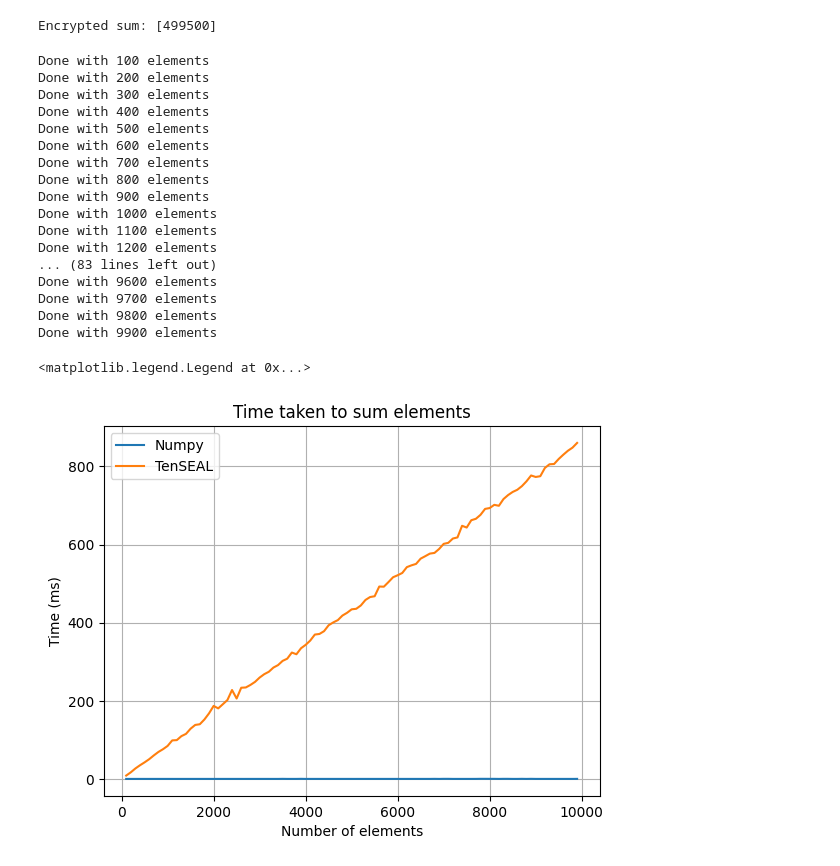
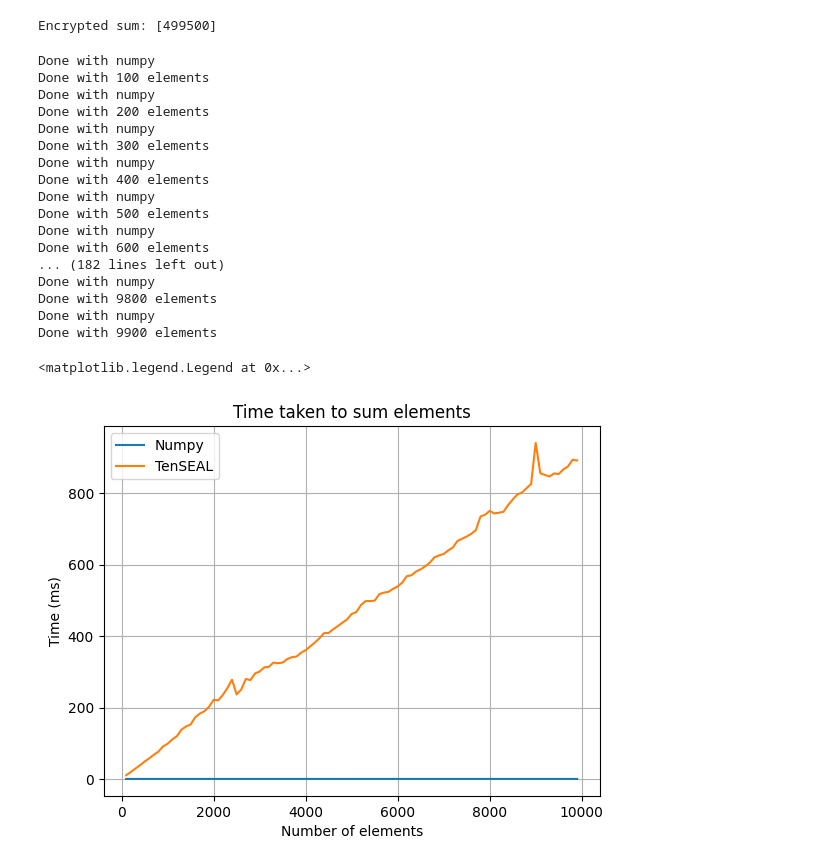
Before and after one commit to priyanshu2015/PPC-Techniques-Implementation, a Jupyter notebook: analytics.ipynb, the cells around one changed output. Drawn from its saved outputs; the diff is of its cells as text; code cells hidden in the pictures.

```diff
--- a/analytics.ipynb
+++ b/analytics.ipynb
@@ -238,53 +274,62 @@ STEPS = 100
 for i in range(100, NUMBER_OF_ELEMENTS, STEPS):
     vector = [1 for i in range(i)]
     arr = np.ones(i)
-    start = time.perf_counter_ns()
-    sum_vector = np.sum(arr)
-    stop = time.perf_counter_ns()
-    times_numpy.append((stop-start)/1e6)
 
-    start = time.perf_counter_ns()
+    times_temp = []
+    for j in range(100):
+        start = time.perf_counter_ns()
+        sum_vector = np.sum(arr)
+        stop = time.perf_counter_ns()
+        times_temp.append((stop-start)/1e6)
+    times_numpy.append(sum(times_temp)/len(times_temp))
 
-    decrypted_sum = calculate_encrypted_sum_multiple(vector)
-    stop = time.perf_counter_ns()
-    times_tenseal.append((stop-start)/1e6)
+    print(f"Done with numpy")
+
+    times_temp.clear()
+    for j in range(10):
+        start = time.perf_counter_ns()
+
+        decrypted_sum = calculate_encrypted_sum_multiple(vector)
+        stop = time.perf_counter_ns()
+        times_temp.append((stop-start)/1e6)
+    times_tenseal.append(sum(times_temp)/len(times_temp))
     print(f"Done with {i} elements")
 
 
 
 plt.figure()
 # enable the grid
 plt.grid(True)
 plt.xlabel("Number of elements")
 plt.ylabel("Time (ms)")
 plt.title("Time taken to sum elements")
 
 
 plt.plot(range(100, NUMBER_OF_ELEMENTS, STEPS), times_numpy, label="Numpy")
 plt.plot(range(100, NUMBER_OF_ELEMENTS, STEPS), times_tenseal, label="TenSEAL")
 
 # enable legend
 plt.legend()
 # %% [output]
+Done with numpy
 Done with 100 elements
+Done with numpy
 Done with 200 elements
+Done with numpy
 Done with 300 elements
+Done with numpy
 Done with 400 elements
+Done with numpy
 Done with 500 elements
+Done with numpy
 Done with 600 elements
-Done with 700 elements
-Done with 800 elements
-Done with 900 elements
-Done with 1000 elements
-Done with 1100 elements
-Done with 1200 elements
-... (83 lines left out)
-Done with 9600 elements
-Done with 9700 elements
+... (182 lines left out)
+Done with numpy
 Done with 9800 elements
+Done with numpy
 Done with 9900 elements
 <matplotlib.legend.Legend at 0x...>
-[figure, old version]
+[figure, new version]
 # %%
 print(f"Time min numpy: {min(times_numpy)}")
 print(f"Time max tenseal: {max(times_tenseal)}")
```
Also changed, not shown: parts of 10 cells of this notebook, 1 other file.
